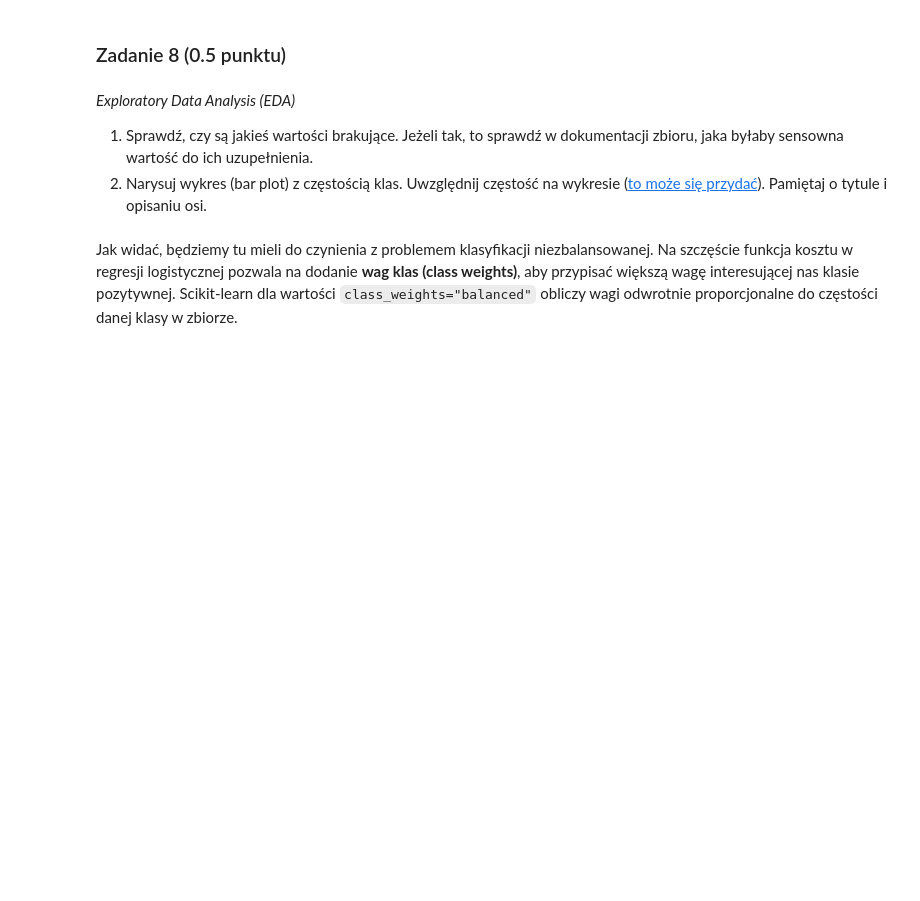
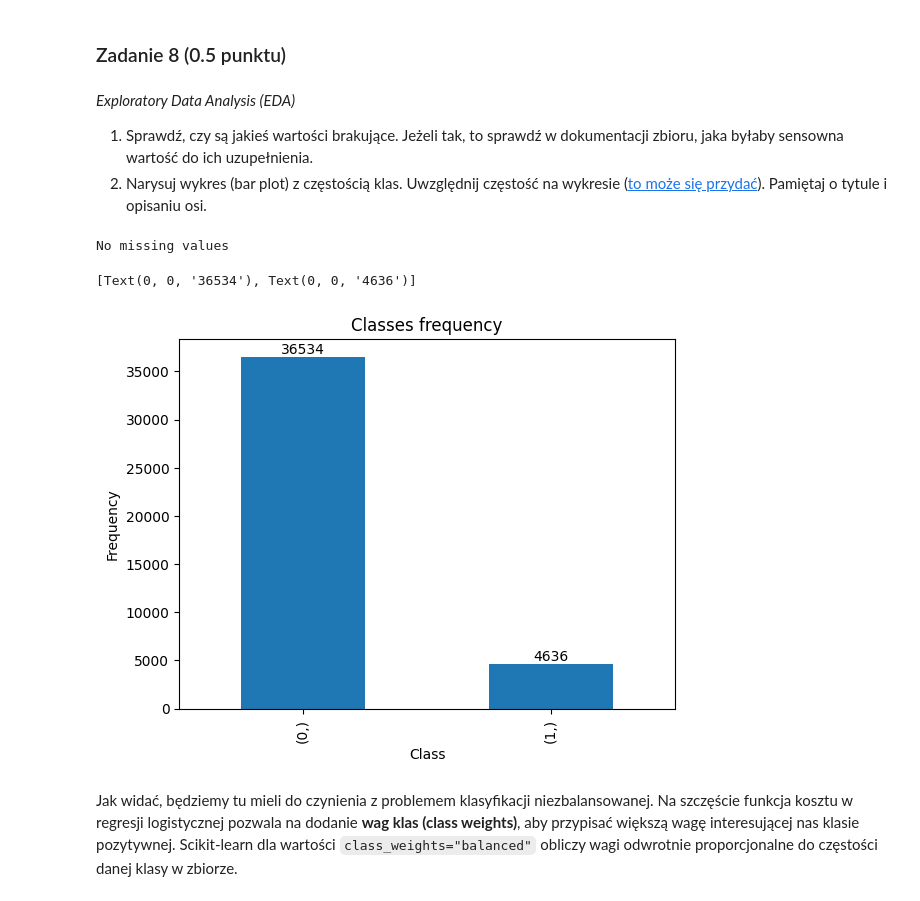
Before and after one commit to szTworek/sztuczna-inteligencja, a Jupyter notebook: lab1/lab_1.ipynb, the cells around one changed output. Cells and saved outputs as stored; diff of their text form; code cells hidden in the pictures; blank space fills up the shorter version.

```diff
--- a/lab1/lab_1.ipynb
+++ b/lab1/lab_1.ipynb
@@ -1013,3 +1147,23 @@ y_mapping = {
+# %%
+# your_code
+
+df = pd.read_csv("bank_marketing_data.csv", sep=";")
+
+df = df.drop(["default", "duration", "pdays", "poutcome"], axis=1)
+
+
+df = df.loc[df["education"] != "illiterate"].copy()
+
+df["education"] = df["education"].map(education_mapping).fillna("unknown")
+df["contact"] = df["contact"].map(contact_mapping)
+df["month"] = df["month"].map(month_mapping)
+df["day_of_week"] = df["day_of_week"].map(day_of_week_mapping)
+df["y"] = df["y"].map(y_mapping)
+
+# df = df.dropna(subset=["month", "day_of_week", "y"]).copy()
+
+y = df[["y"]].copy()
+df = df.drop("y", axis=1)
 # %%
 assert 'default' not in df.columns
 assert 'duration' not in df.columns
@@ -1043,3 +1199,7 @@ y = y.astype({"y": np.int64})
 # %%
 # plot missing values
 # your_code
+if not df.isnull().values.any():
+    print("No missing values")
+# %% [output]
+No missing values
@@ -1049,3 +1206,14 @@ y = y.astype({"y": np.int64})
+# %%
+# plot class frequencies
+# your_code
+ax = y.value_counts().plot.bar()
+ax.set_title("Classes frequency")
+ax.set_xlabel("Class")
+ax.set_ylabel("Frequency")
+ax.bar_label(ax.containers[0])
+# %% [output]
+[Text(0, 0, '36534'), Text(0, 0, '4636')]
+[figure, added]
 # %% [markdown]
 Jak widać, będziemy tu mieli do czynienia z problemem klasyfikacji niezbalansowanej. Na szczęście funkcja kosztu w regresji logistycznej pozwala na dodanie **wag klas (class weights)**, aby przypisać większą wagę interesującej nas klasie pozytywnej. Scikit-learn dla wartości `class_weights="balanced"` obliczy wagi odwrotnie proporcjonalne do częstości danej klasy w zbiorze.
 # %% [markdown]
```
Also changed, not shown: parts of 55 cells of this notebook, 1 other file.
